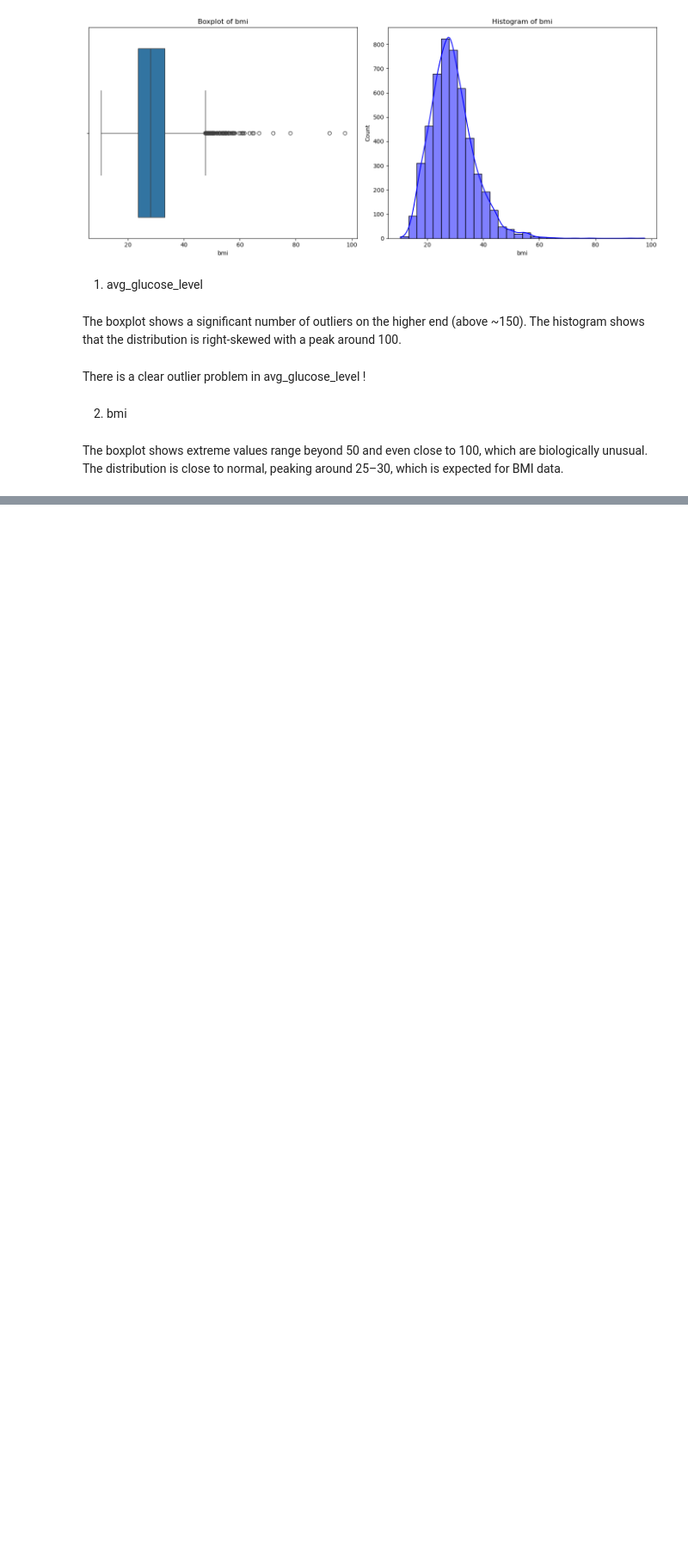
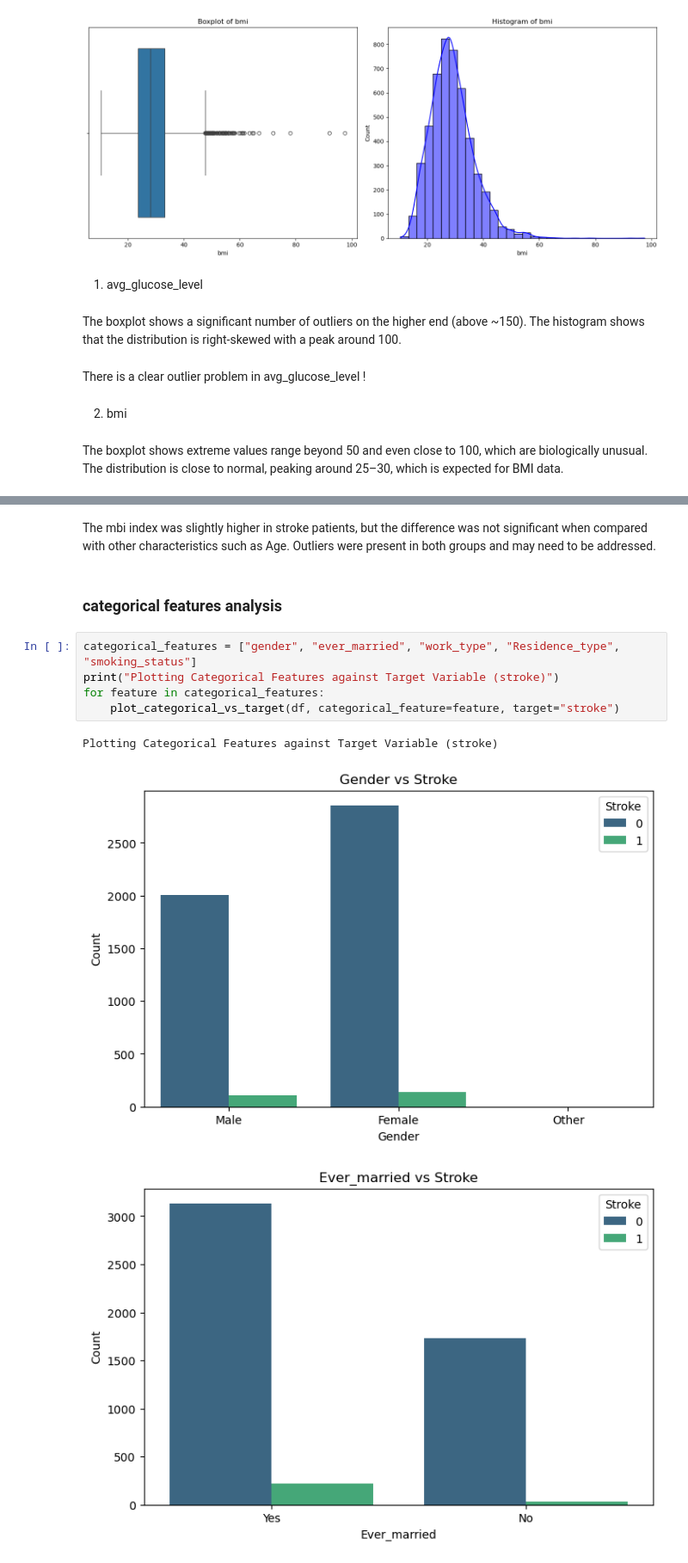
Before and after one commit to hs904/healthcare_project, a Jupyter notebook: eda_cleaning.ipynb, the cells around one changed output, grey strips where cells are left out. Shown: that part at 86% size. Cells and saved outputs as stored; diff of their text form; blank space fills up the shorter version.

```diff
--- a/eda_cleaning.ipynb
+++ b/eda_cleaning.ipynb
@@ -167,0 +235,13 @@ There is an outlier problem in bmi at the high end, and since the extreme values
+# %% [markdown]
+ The mbi index was slightly higher in stroke patients, but the difference was not significant when compared with other characteristics such as Age. Outliers were present in both groups and may need to be addressed.
+# %% [markdown]
+### categorical features analysis
+# %%
+categorical_features = ["gender", "ever_married", "work_type", "Residence_type", "smoking_status"]
+print("Plotting Categorical Features against Target Variable (stroke)")
+for feature in categorical_features:
+    plot_categorical_vs_target(df, categorical_feature=feature, target="stroke")
+# %% [output]
+Plotting Categorical Features against Target Variable (stroke)
+[figure, added]
+[figure, added]
```
Also changed, not shown: parts of 41 cells of this notebook.
